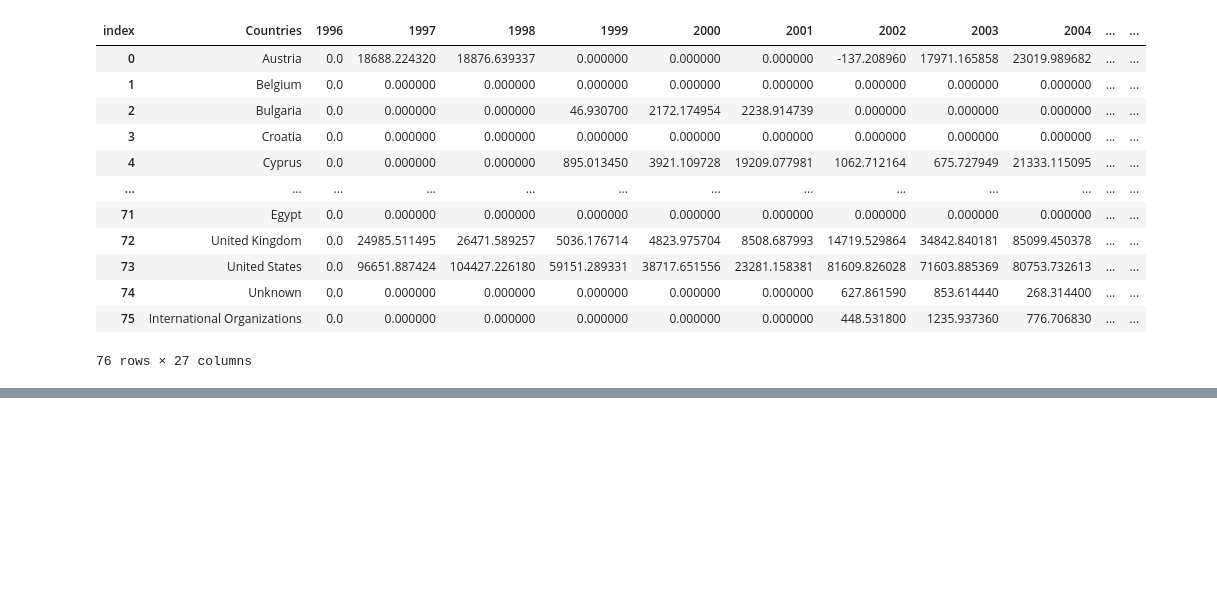
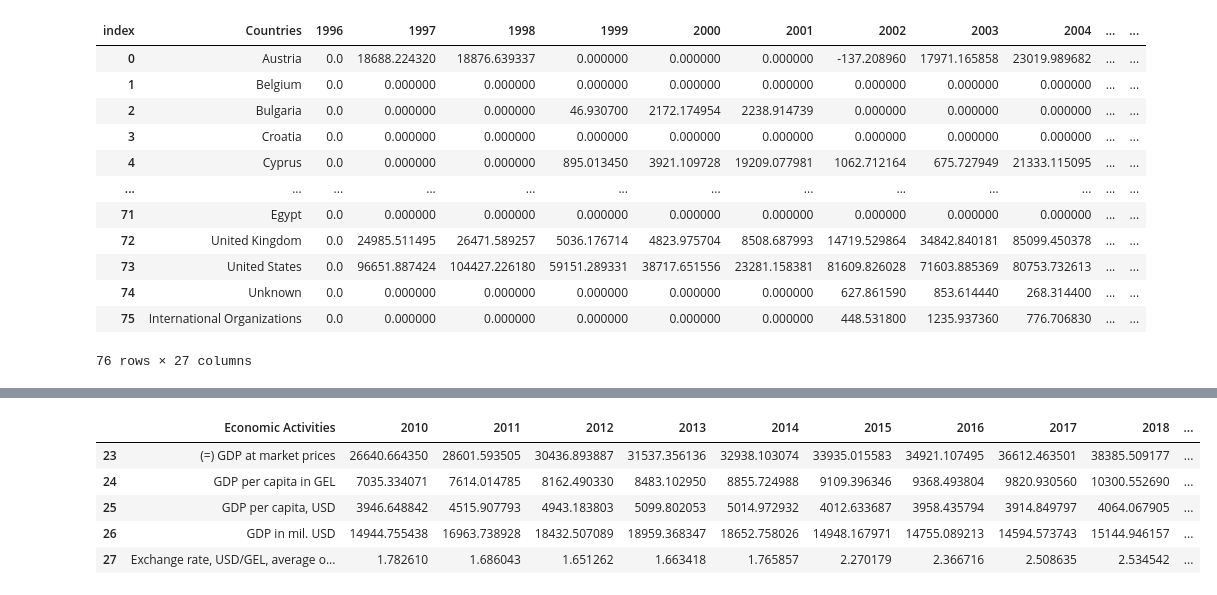
Before and after one commit to spyderroque/Georgia-Ukraine-War, a Jupyter notebook: Economics/Economics.ipynb, the cells around one changed output, grey strips where cells are left out. Saved outputs shown, nothing was run; the diff lists cells and outputs as text; code cells hidden in the pictures; blank space fills up the shorter version.

Commit message:
Updated Economics Code

```diff
--- a/Economics/Economics.ipynb
+++ b/Economics/Economics.ipynb
@@ -243,0 +251,6 @@ fig7.show()
+# %%
+url_RealGDP="https://geostat.ge/media/44078/GDP-at-constant-prices.xlsx" #reference value is 2015
+import openpyxl
+df_RealGDP = pd.read_excel(url_RealGDP, sheet_name = "GDP at constat 2015 prices",header = 1, skipfooter=2)
+# %%
+df_RealGDP.rename(columns={"2021*":2021}, inplace = True)
@@ -243,0 +276,17 @@ fig7.show()
+# %%
+cols =["Economic Activities"]
+for helperVar in range(6,62, 5):
+    cols.append(df_RealGDP.columns[helperVar])
+
+
+#[column_name for column_name in df_RealGDP.columns if column_name != 'I*']
+df_RealGDP_Ann = df_RealGDP[cols]
+# %%
+df_RealGDP_Ann.tail()
+# %% [output]
+|  | Economic Activities | 2010 | 2011 | 2012 | 2013 | 2014 | 2015 | 2016 | 2017 | 2018 | ... |
+| 23 | (=) GDP at market prices | 26640.664350 | 28601.593505 | 30436.893887 | 31537.356136 | 32938.103074 | 33935.015583 | 34921.107495 | 36612.463501 | 38385.509177 | ... |
+| 24 | GDP per capita in GEL | 7035.334071 | 7614.014785 | 8162.490330 | 8483.102950 | 8855.724988 | 9109.396346 | 9368.493804 | 9820.930560 | 10300.552690 | ... |
+| 25 | GDP per capita, USD | 3946.648842 | 4515.907793 | 4943.183803 | 5099.802053 | 5014.972932 | 4012.633687 | 3958.435794 | 3914.849797 | 4064.067905 | ... |
+| 26 | GDP in mil. USD | 14944.755438 | 16963.738928 | 18432.507089 | 18959.368347 | 18652.758026 | 14948.167971 | 14755.089213 | 14594.573743 | 15144.946157 | ... |
+| 27 | Exchange rate, USD/GEL, average o... | 1.782610 | 1.686043 | 1.651262 | 1.663418 | 1.765857 | 2.270179 | 2.366716 | 2.508635 | 2.534542 | ... |
```
Also changed, not shown: parts of 25 cells of this notebook, 5 other files.
